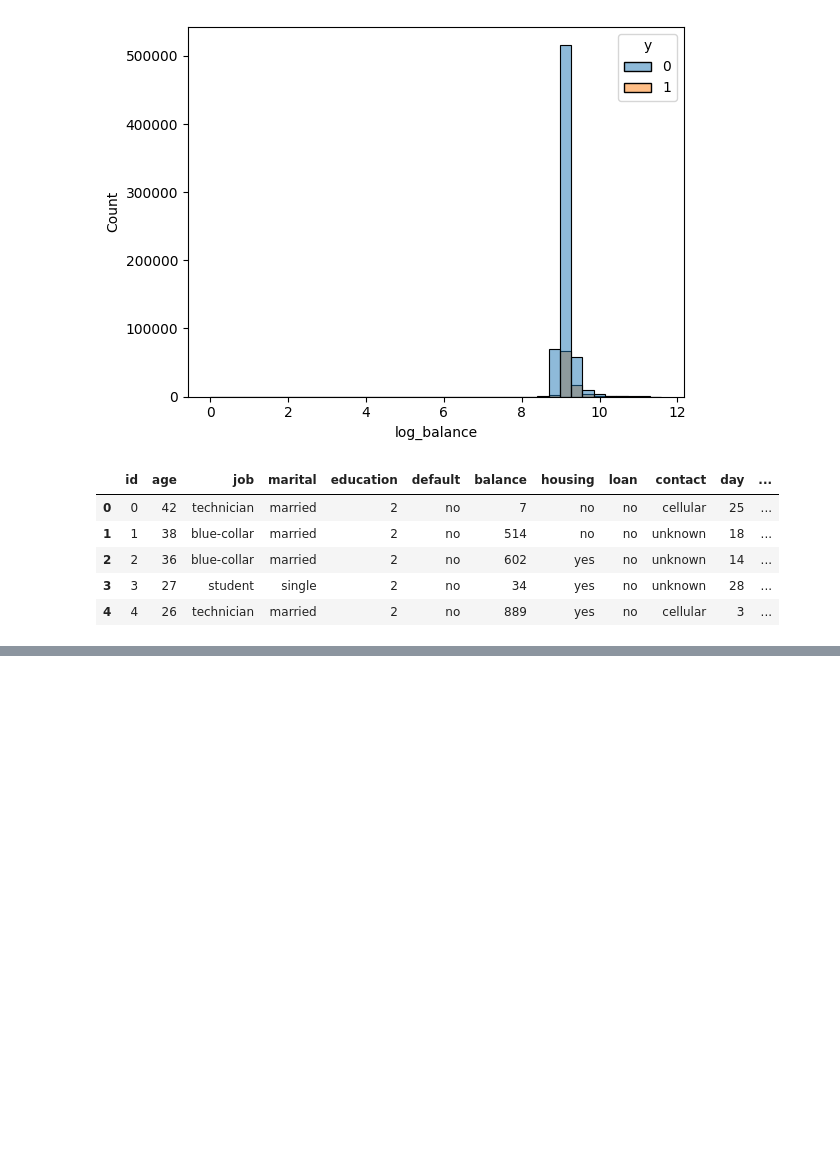
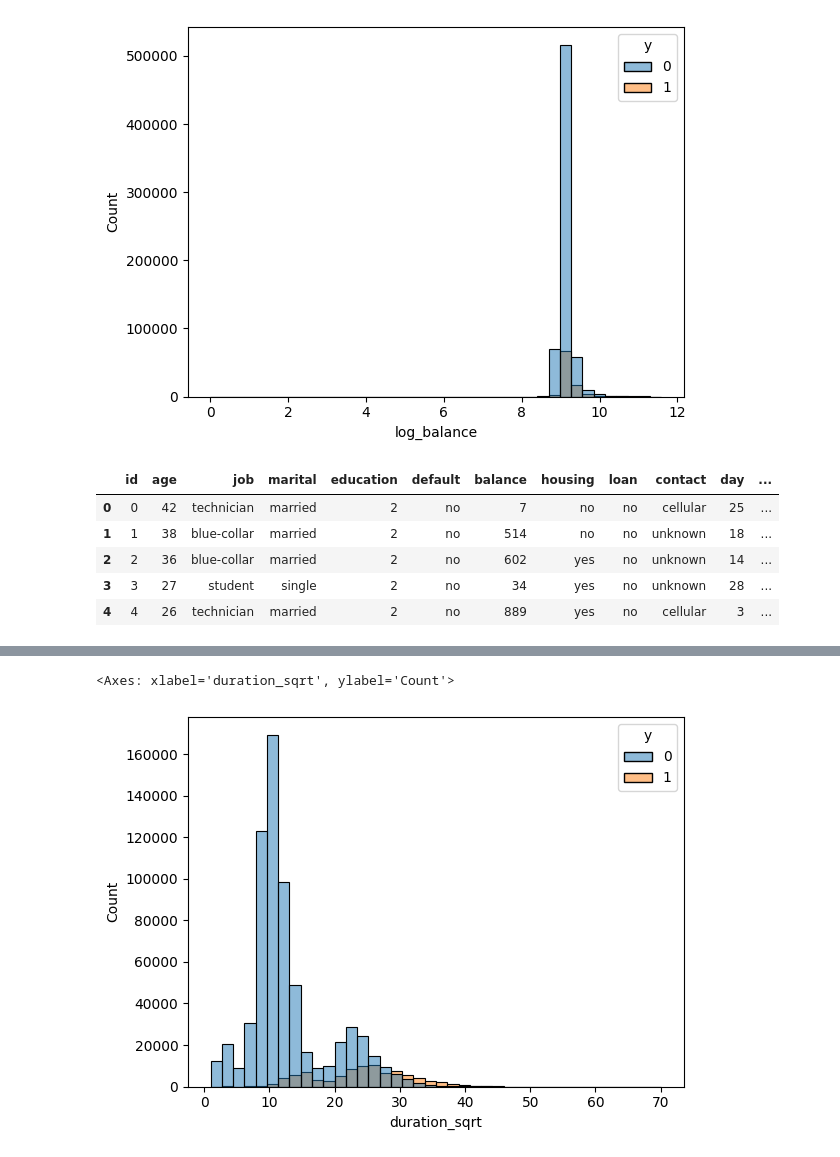
Before and after one commit to Rohit-912/Bank_Subscription_prediction, a Jupyter notebook: Notebook/eda.ipynb, the cells around one changed output, grey strips where cells are left out. Cells and saved outputs as stored; diff of their text form; code cells hidden in the pictures; blank space fills up the shorter version.

```diff
--- a/Notebook/eda.ipynb
+++ b/Notebook/eda.ipynb
@@ -217,0 +233,5 @@ df_test.head()
+# %%
+sns.histplot(data=df,x='duration_sqrt',hue='y',bins=40)
+# %% [output]
+<Axes: xlabel='duration_sqrt', ylabel='Count'>
+[figure, added]
```
Also changed, not shown: parts of 4 cells of this notebook, 6 other files.
